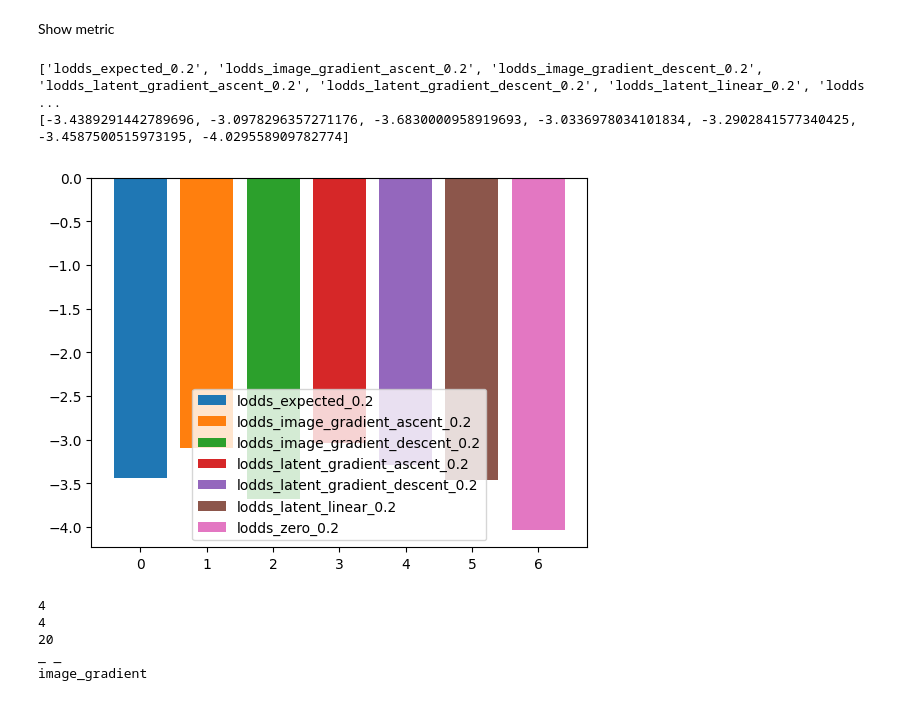
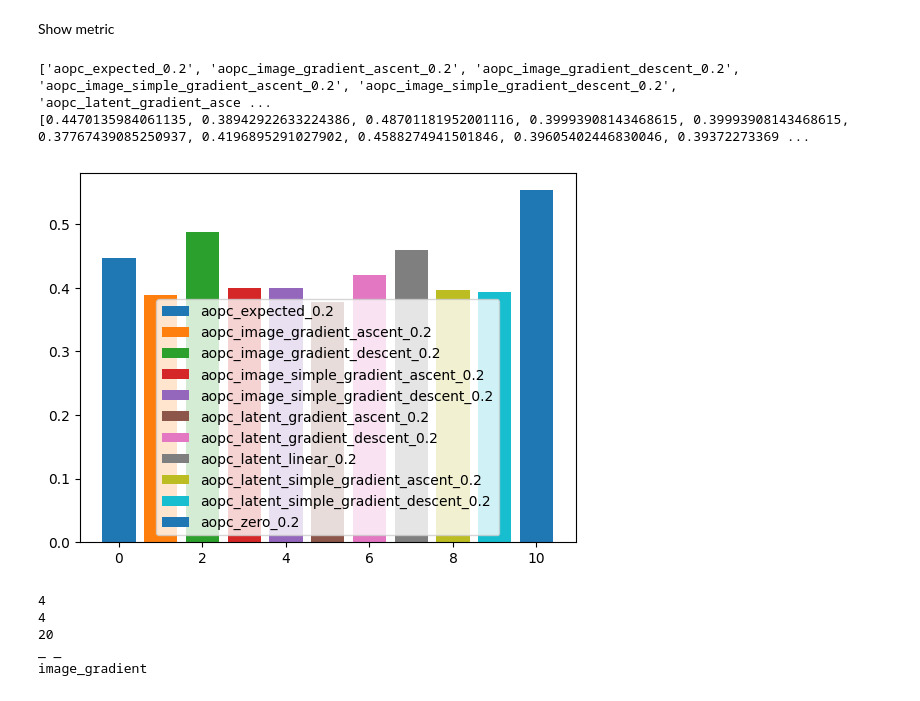
Before and after one commit to jleehun/ig_inversion, a Jupyter notebook: exp/visualization.ipynb, the cells around one changed output. Cells and saved outputs as stored; diff of their text form; code cells hidden in the pictures.

```diff
--- a/exp/visualization.ipynb
+++ b/exp/visualization.ipynb
@@ -70,32 +70,32 @@ import json
 with open("/home/dhlee/code/ig_inversion/results/evaluation_average_cifar10.json", "r") as st_json:
     avg = json.load(st_json)
 # %%
-method = "lodds"
+method = "aopc"
 ratio = "0.2"
 
 check_key = []
 for i in list(avg.keys()):
     if ratio in i:
         if method in i:
             # print(i)
             check_key.append(i)
 
 print(check_key)
 
 result = []
 for i in check_key:
     result.append(avg[f'{i}'])
 
 print(result)
 
 for i in range(len(check_key)):
     plt.bar(i, result[i], label = f'{check_key[i]}')
     plt.legend(loc = 8)
     # plt.bar(check_key, result)
 # %% [output]
-['lodds_expected_0.2', 'lodds_image_gradient_ascent_0.2', 'lodds_image_gradient_descent_0.2', 'lodds_latent_gradient_ascent_0.2', 'lodds_latent_gradient_descent_0.2', 'lodds_latent_linear_0.2', 'lodds ...
-[-3.4389291442789696, -3.0978296357271176, -3.6830000958919693, -3.0336978034101834, -3.2902841577340425, -3.4587500515973195, -4.029558909782774]
+['aopc_expected_0.2', 'aopc_image_gradient_ascent_0.2', 'aopc_image_gradient_descent_0.2', 'aopc_image_simple_gradient_ascent_0.2', 'aopc_image_simple_gradient_descent_0.2', 'aopc_latent_gradient_asce ...
+[0.4470135984061135, 0.38942922633224386, 0.48701181952001116, 0.39993908143468615, 0.39993908143468615, 0.37767439085250937, 0.4196895291027902, 0.4588274941501846, 0.39605402446830046, 0.39372273369 ...
-[figure, old version]
+[figure, new version]
 # %%
 pr = 'aopc_image_gradient_0.01'
 re = "".join(reversed(pr))
```
Also changed, not shown: 1 other file.
